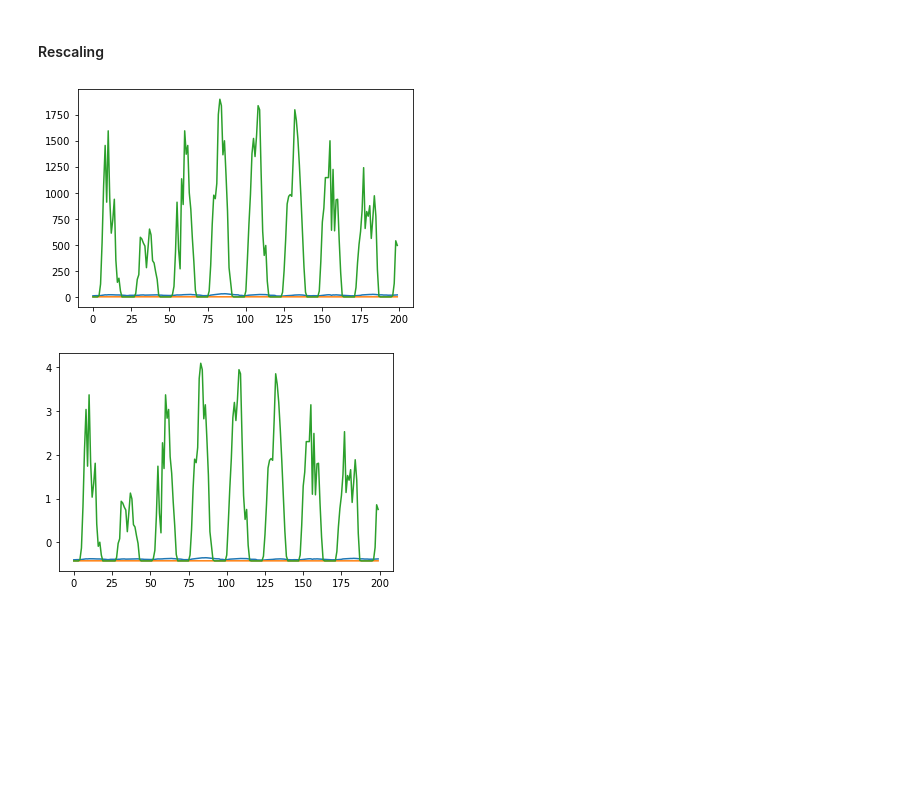
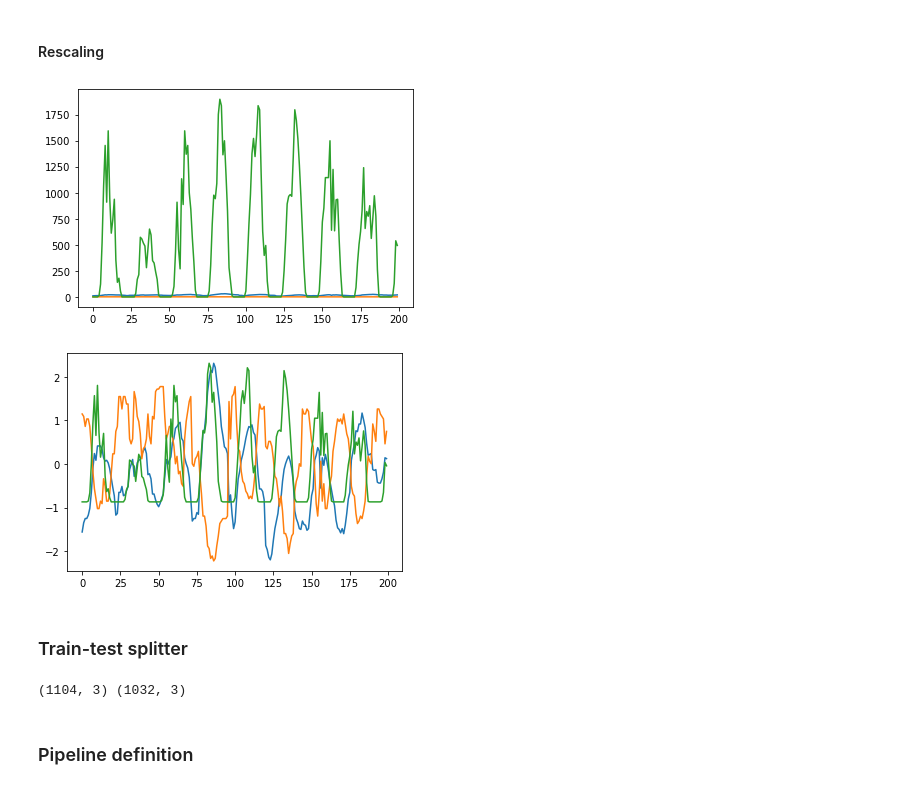
Before and after one commit to mcndt/thesis-plant-reservoir-computing, a Jupyter notebook: notebooks/refactor_pipeline/refactor_pipeline.ipynb, the cells around one changed output. Saved outputs shown, nothing was run; the diff lists cells and outputs as text; code cells hidden in the pictures; blank space fills up the shorter version.

```diff
--- a/notebooks/refactor_pipeline/refactor_pipeline.ipynb
+++ b/notebooks/refactor_pipeline/refactor_pipeline.ipynb
@@ -164,25 +76,4 @@ print(f'X_raw shape: {X_raw.shape}')
 X_raw shape: (1, 2136, 3)
 # %% [markdown]
 ### Group generator
-# %%
-class GroupGenerator:
-
-  def __init__(self, *, day_length: int):
-    self.day_length = day_length
-
-  def transform(self, datasets: List[ExperimentDataset], *, warmup_days: int) -> np.ndarray:
-    groups = np.empty((1, 0))
-    for dataset in datasets:
-      groups_dataset = self._dataset_group_by_day(dataset, warmup_days)
-      groups = np.concatenate((groups, groups_dataset), axis=1)
-    return groups
-
-  def _dataset_group_by_day(self, dataset: ExperimentDataset, warmup_days: int):
-    run_id = dataset.get_run_ids()[0]
-    n_steps = max_time_step[run_id] - self.day_length * warmup_days
-    assert n_steps % self.day_length == 0, "Datasets must have a multiple of day length time samples."
-    n_groups = n_steps // self.day_length
-    groups = np.arange(n_groups).repeat(self.day_length)
-    groups = groups.reshape((1, -1))
-    return groups
 # %%
@@ -300,21 +193,31 @@ print(X_day.shape, y_day.shape, groups_day.shape)
 # %% [markdown]
 #### Rescaling
 # %%
-class StandardScaler(Preprocessor):
+from sklearn.preprocessing import StandardScaler
+
+class Rescale(Preprocessor):
+
+  def __init__(self, *, per_feature):
+    self.per_feature = per_feature
 
   def transform(self, X, y, groups) -> Tuple[np.ndarray, np.ndarray, np.ndarray]:
-    X = (X - X.mean()) / X.std()
+    if self.per_feature:
+      X = StandardScaler().fit_transform(X)
+    else:
+      X = (X - X.mean()) / X.std()
     y = (y - y.mean()) / y.std()
     return X, y, groups
 # %%
 plt.plot(X[:200])
 plt.show()
 
-scaler_tf = StandardScaler()
+scaler_tf = Rescale(per_feature=True)
 X_scaled, _, _ = scaler_tf.transform(X, y, groups)
 
 plt.plot(X_scaled[:200])
 plt.show()
 # %% [output]
 [figure]
-[figure, old version]
+[figure, new version]
+# %% [markdown]
+### Train-test splitter
@@ -320,0 +266,9 @@ plt.show()
+# %%
+splitter = TrainTestSplitter(block_size=4, test_ratio=0.5)
+train, test = splitter.transform(X, y, groups)
+
+print(train[0].shape, test[0].shape)
+# %% [output]
+(1104, 3) (1032, 3)
+# %% [markdown]
+### Pipeline definition
```
Also changed, not shown: parts of 18 cells of this notebook, 3 other files.
